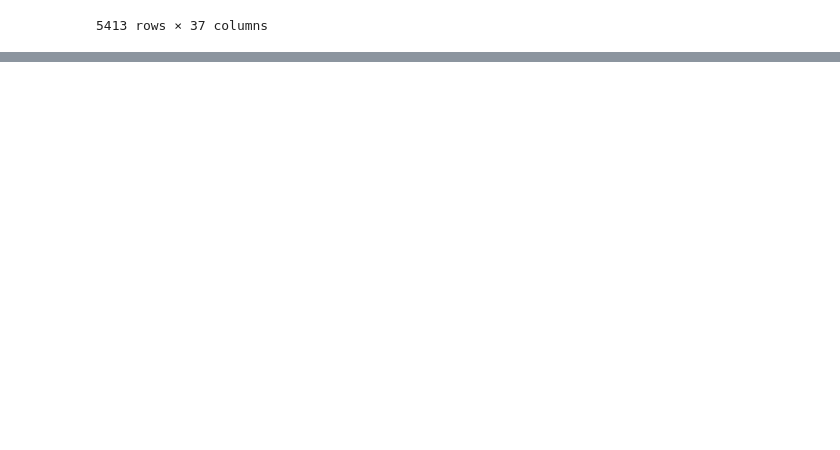
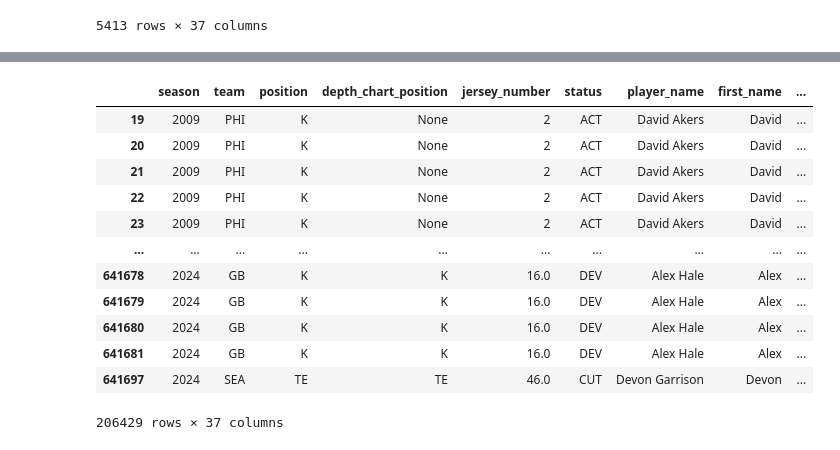
Before and after one commit to nicriv831/NFL-Injury-Risk, a Jupyter notebook: Initial_Run.ipynb, the cells around one changed output, grey strips where cells are left out. Saved outputs shown, nothing was run; the diff lists cells and outputs as text; code cells hidden in the pictures; blank space fills up the shorter version.

```diff
--- a/Initial_Run.ipynb
+++ b/Initial_Run.ipynb
@@ -186,0 +207,2 @@ memory usage: 12.3+ MB
+# %%
+ff_weekly = roster_weekly[roster_weekly['position'].isin(['RB', 'QB', 'TE', 'WR', 'K'])]
@@ -186,0 +237,2 @@ memory usage: 12.3+ MB
+# %%
+ff_weekly['birth_date'] = ff_weekly.groupby('esb_id')['birth_date'].transform(lambda x: x.fillna(x.mode()[0] if not x.mode().empty else pd.NaT))
@@ -186,0 +245,16 @@ memory usage: 12.3+ MB
+# %%
+ff_weekly
+# %% [output]
+|  | season | team | position | depth_chart_position | jersey_number | status | player_name | first_name | ... |
+| 19 | 2009 | PHI | K | None | 2 | ACT | David Akers | David | ... |
+| 20 | 2009 | PHI | K | None | 2 | ACT | David Akers | David | ... |
+| 21 | 2009 | PHI | K | None | 2 | ACT | David Akers | David | ... |
+| 22 | 2009 | PHI | K | None | 2 | ACT | David Akers | David | ... |
+| 23 | 2009 | PHI | K | None | 2 | ACT | David Akers | David | ... |
+| ... | ... | ... | ... | ... | ... | ... | ... | ... | ... |
+| 641678 | 2024 | GB | K | K | 16.0 | DEV | Alex Hale | Alex | ... |
+| 641679 | 2024 | GB | K | K | 16.0 | DEV | Alex Hale | Alex | ... |
+| 641680 | 2024 | GB | K | K | 16.0 | DEV | Alex Hale | Alex | ... |
+| 641681 | 2024 | GB | K | K | 16.0 | DEV | Alex Hale | Alex | ... |
+| 641697 | 2024 | SEA | TE | TE | 46.0 | CUT | Devon Garrison | Devon | ... |
+206429 rows × 37 columns
```
Also changed, not shown: parts of 21 cells of this notebook, 1 other file.
